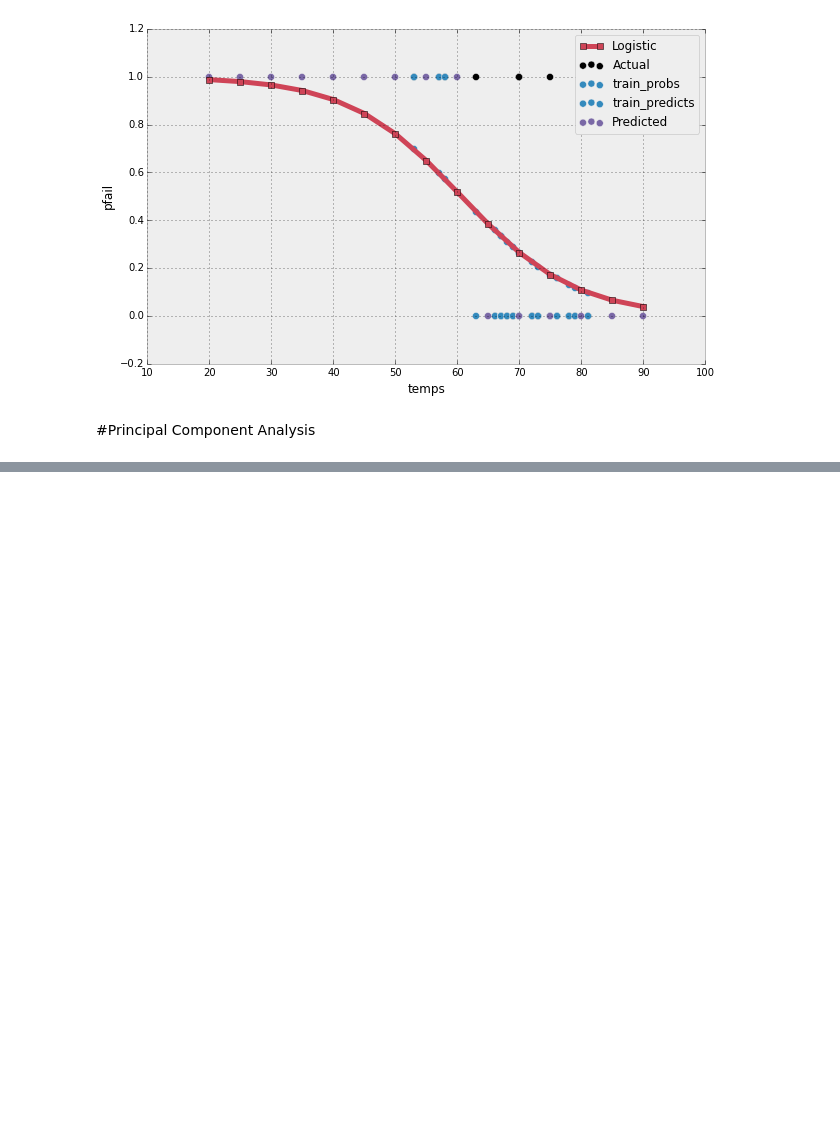
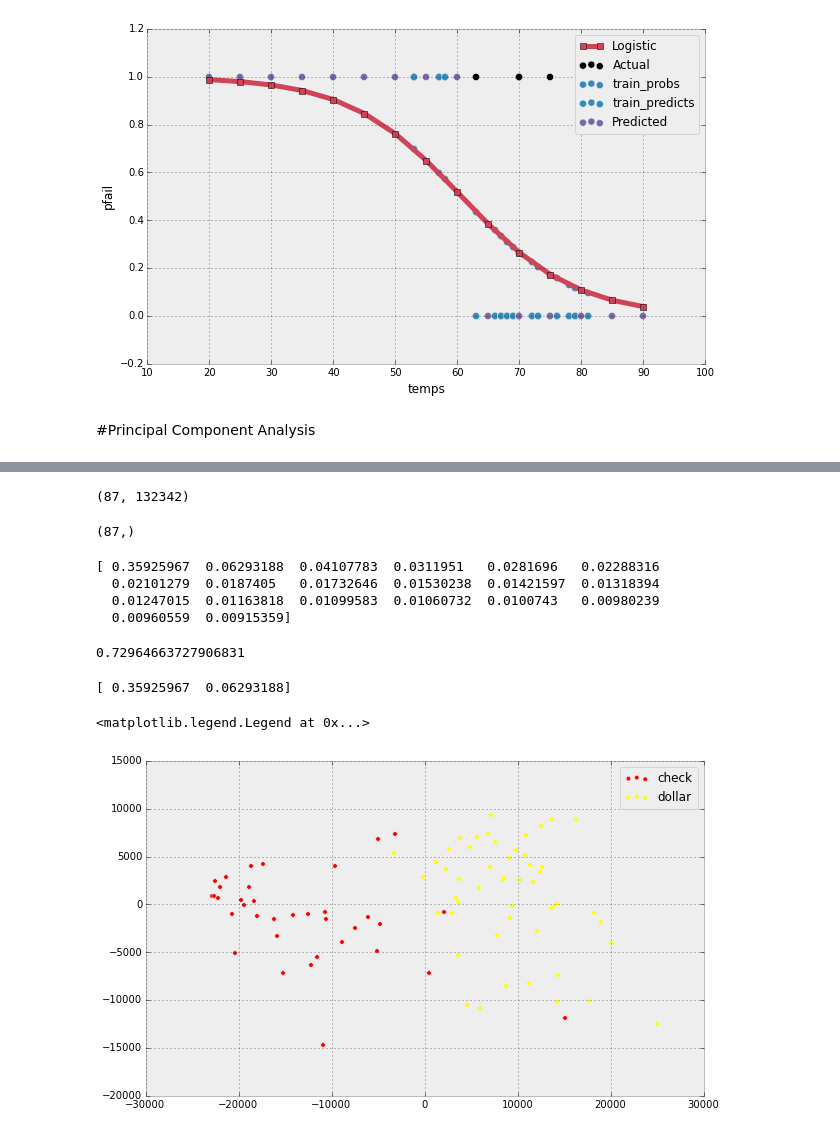
Before and after one commit to jthang/MachineLearningLab, a Jupyter notebook: lab_regression_PCA.ipynb, the cells around one changed output, grey strips where cells are left out. Drawn from its saved outputs; the diff is of its cells as text; code cells hidden in the pictures; blank space fills up the shorter version.

```diff
--- a/lab_regression_PCA.ipynb
+++ b/lab_regression_PCA.ipynb
@@ -512,0 +568,48 @@ Check the failures in the prediction:
+# %%
+data = []
+for image in images:
+    img = img_to_matrix(image)
+    img = flatten_image(img)
+    data.append(img)
+
+data = np.array(data)
+data.shape
+# %% [output]
+(87, 132342)
+# %%
+y = np.where(np.array(labels)=="check", 1, 0)
+y.shape
+# %% [output]
+(87,)
+# %%
+from sklearn.decomposition import PCA
+def do_pca(d,n):
+    pca = PCA(n_components=n)
+    X = pca.fit_transform(d)
+    print pca.explained_variance_ratio_
+    return X, pca
+# %%
+X20, pca20 = do_pca(data, 20)
+# %% [output]
+[ 0.35925967  0.06293188  0.04107783  0.0311951   0.0281696   0.02288316
+  0.02101279  0.0187405   0.01732646  0.01530238  0.01421597  0.01318394
+  0.01247015  0.01163818  0.01099583  0.01060732  0.0100743   0.00980239
+  0.00960559  0.00915359]
+# %%
+np.sum(pca20.explained_variance_ratio_)
+# %% [output]
+0.72964663727906831
+# %%
+X2, pca2=do_pca(data,2)
+# %% [output]
+[ 0.35925967  0.06293188]
+# %%
+df = pd.DataFrame({"x": X2[:, 0], "y": X2[:, 1], "label":np.where(y==1, "check", "dollar")})
+
+for label, color in zip(df['label'].unique(), colors):
+    mask = df['label']==label
+    plt.scatter(df[mask]['x'], df[mask]['y'], c=color, label=label)
+plt.legend()
+# %% [output]
+<matplotlib.legend.Legend at 0x...>
+[figure, added]
```
Also changed, not shown: parts of 15 cells of this notebook.
